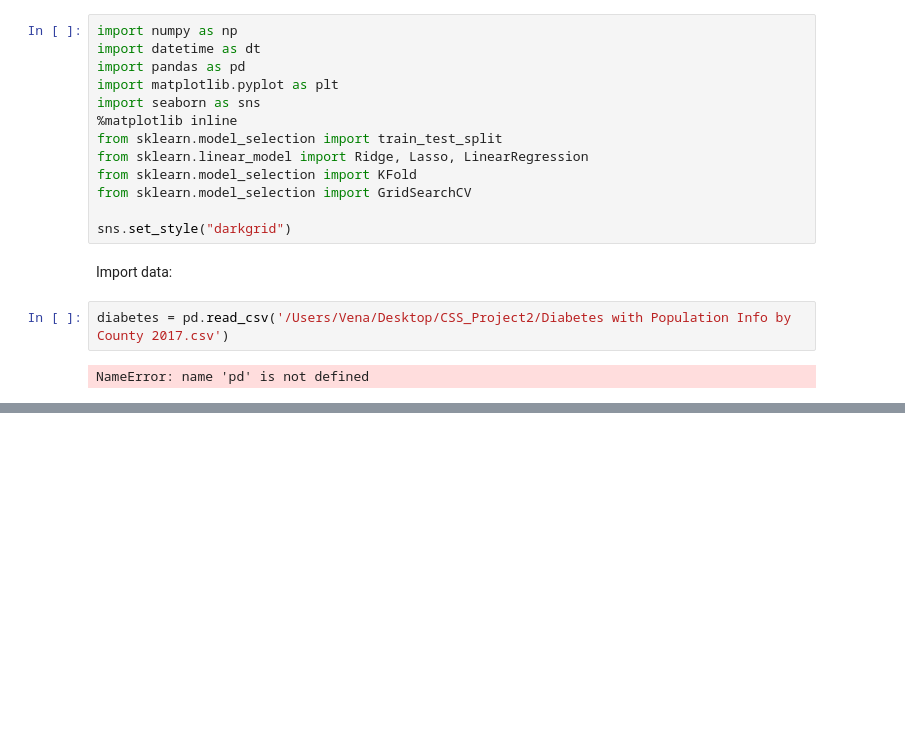
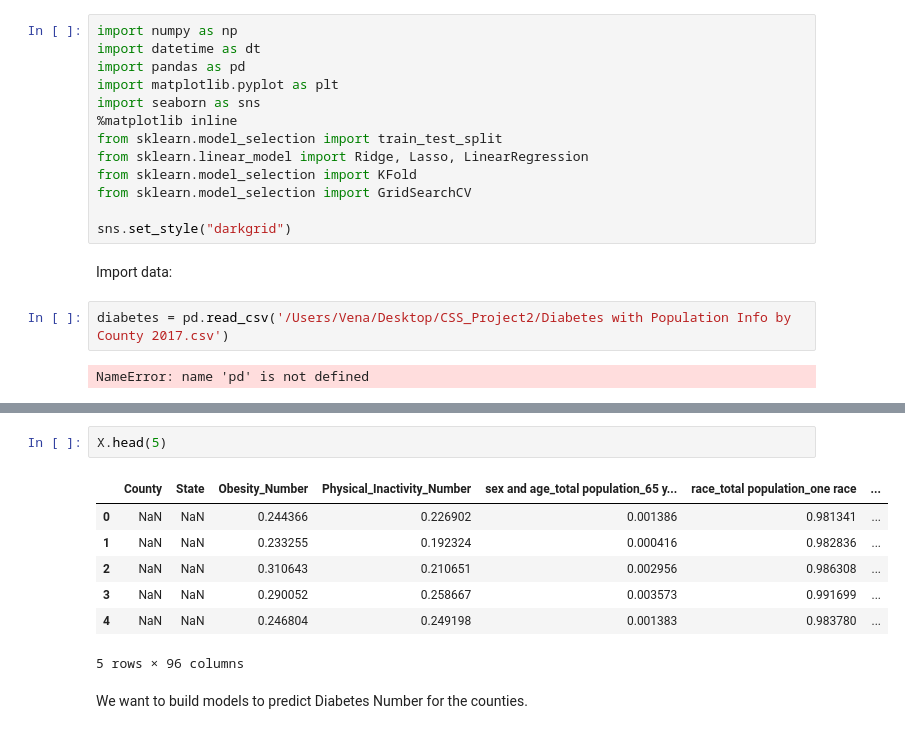
Before and after one commit to ElizabethBreen/CSS_Project2, a Jupyter notebook: project_2_notebook.ipynb, the cells around one changed output, grey strips where cells are left out. Drawn from its saved outputs; the diff is of its cells as text; blank space fills up the shorter version.

```diff
--- a/project_2_notebook.ipynb
+++ b/project_2_notebook.ipynb
@@ -29,0 +85,12 @@ NameError: name 'pd' is not defined
+# %%
+X.head(5)
+# %% [output]
+|  | County | State | Obesity_Number | Physical_Inactivity_Number | sex and age_total population_65 y... | race_total population_one race | ... |
+| 0 | NaN | NaN | 0.244366 | 0.226902 | 0.001386 | 0.981341 | ... |
+| 1 | NaN | NaN | 0.233255 | 0.192324 | 0.000416 | 0.982836 | ... |
+| 2 | NaN | NaN | 0.310643 | 0.210651 | 0.002956 | 0.986308 | ... |
+| 3 | NaN | NaN | 0.290052 | 0.258667 | 0.003573 | 0.991699 | ... |
+| 4 | NaN | NaN | 0.246804 | 0.249198 | 0.001383 | 0.983780 | ... |
+5 rows × 96 columns
+# %% [markdown]
+We want to build models to predict Diabetes Number for the counties.
```
Also changed, not shown: parts of 8 cells of this notebook.
